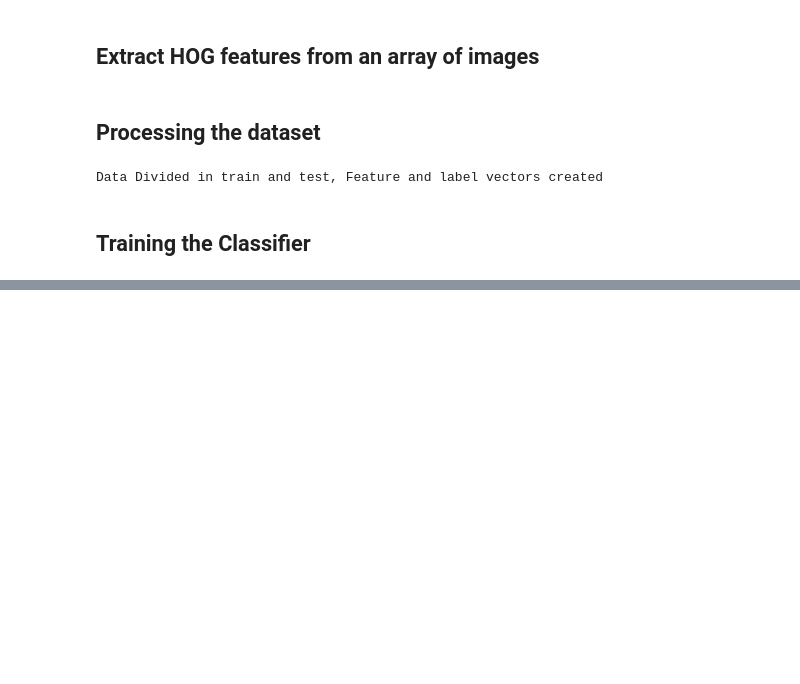
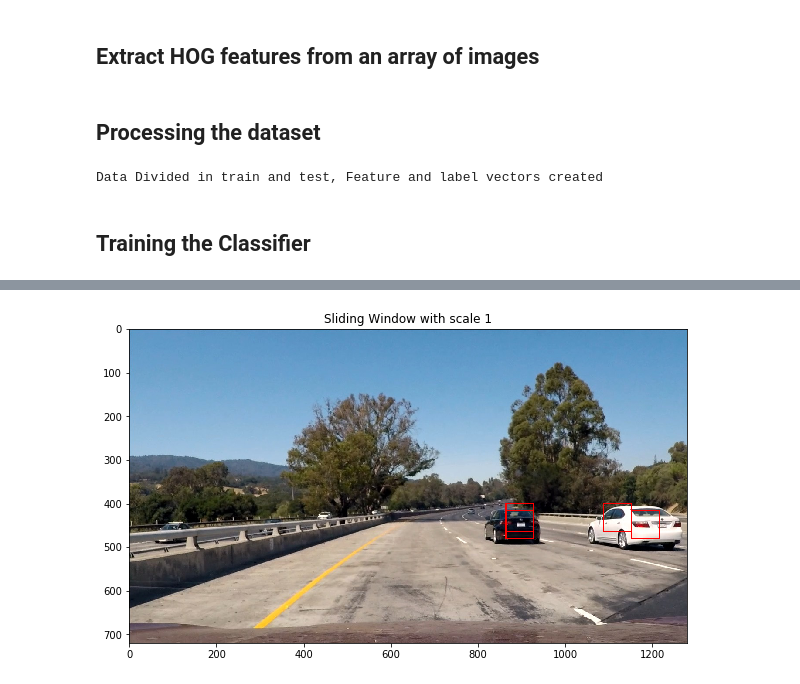
Before and after one commit to rohitsalem/Udacity-CarND-Vehicle-Detection-P5, a Jupyter notebook: P5.ipynb, the cells around one changed output, grey strips where cells are left out. Saved outputs shown, nothing was run; the diff lists cells and outputs as text; code cells hidden in the pictures; blank space fills up the shorter version.

```diff
--- a/P5.ipynb
+++ b/P5.ipynb
@@ -154,0 +287,90 @@ print('Test Accuracy: ', svc.score(X_test,y_test))
+# %%
+test_img = mpimg.imread('./test_images/test1.jpg')
+
+rectangles = []
+
+colorspace = 'YUV' # Could be RGB, HSV, LUV, HLS, YUV, YCrCb
+orient = 11
+pix_per_cell = 16
+cell_per_block = 2
+hog_channel = 'ALL' # Could be 0, 1, 2, or "ALL"
+
+# Increasing the Ystop by 32 pixels and Scale by 0.5 as we proceed to cover all the scales
+ystart = 400
+ystop = 464
+scale = 1.0
+rectangles.append(find_cars(test_img, ystart, ystop, scale, colorspace, hog_channel, svc, None,
+                       orient, pix_per_cell, cell_per_block, None, None))
+ystart = 416
+ystop = 480
+scale = 1.0
+rectangles.append(find_cars(test_img, ystart, ystop, scale, colorspace, hog_channel, svc, None,
+                       orient, pix_per_cell, cell_per_block, None, None))
+
+rects1 = [item for sublist in rectangles for item in sublist]
+plt.figure(1)
+test_img_scale1 = draw_boxes(test_img, rects1,color=(255,0,0), thick=2)
+plt.figure(figsize=(10,10))
+plt.imshow(test_img_scale1)
+plt.title('Sliding Window with scale 1')
+plt.savefig('output_images/window1.png')
+
+ystart = 400
+ystop = 496
+scale = 1.5
+rectangles.append(find_cars(test_img, ystart, ystop, scale, colorspace, hog_channel, svc, None,
+                       orient, pix_per_cell, cell_per_block, None, None))
+ystart = 432
+ystop = 528
+scale = 1.5
+rectangles.append(find_cars(test_img, ystart, ystop, scale, colorspace, hog_channel, svc, None,
+                       orient, pix_per_cell, cell_per_block, None, None))
+
+rects1_5 = [item for sublist in rectangles for item in sublist]
+plt.figure(2)
+test_img_scale1_5 = draw_boxes(test_img, rects1_5,color=(0,255,0), thick=2)
+plt.figure(figsize=(10,10))
+plt.imshow(test_img_scale1_5)
+plt.title('Sliding Window with scale 1 and 1.5')
+plt.savefig('output_images/window1_5.png')
+
+ystart = 400
+ystop = 528
+scale = 2.0
+rectangles.append(find_cars(test_img, ystart, ystop, scale, colorspace, hog_channel, svc, None,
+                       orient, pix_per_cell, cell_per_block, None, None))
+ystart = 432
+ystop = 560
+scale = 2.0
+rectangles.append(find_cars(test_img, ystart, ystop, scale, colorspace, hog_channel, svc, None,
+                       orient, pix_per_cell, cell_per_block, None, None))
+
+rects2 = [item for sublist in rectangles for item in sublist]
+plt.figure(3)
+test_img_scale2 = draw_boxes(test_img, rects2,color=(0,0,255), thick=2)
+plt.figure(figsize=(10,10))
+plt.imshow(test_img_scale2)
+plt.title('Sliding Window with scale 1, 1.5 and 2')
+plt.savefig('output_images/window2.png')
+
+ystart = 400
+ystop = 596
+scale = 3.5
+rectangles.append(find_cars(test_img, ystart, ystop, scale, colorspace, hog_channel, svc, None,
+                       orient, pix_per_cell, cell_per_block, None, None))
+ystart = 464
+ystop = 660
+scale = 3.5
+rectangles.append(find_cars(test_img, ystart, ystop, scale, colorspace, hog_channel, svc, None,
+                       orient, pix_per_cell, cell_per_block, None, None))
+
+rectangles = [item for sublist in rectangles for item in sublist]
+test_img_rects = draw_boxes(test_img, rectangles, color='random', thick=2)
+plt.figure(4)
+plt.figure(figsize=(10,10))
+plt.imshow(test_img_rects)
+plt.title('All the windows')
+plt.savefig('output_images/window3.png')
+
+plt.show()
+# %% [output]
@@ -154,0 +378 @@ print('Test Accuracy: ', svc.score(X_test,y_test))
+[figure, added]
```
Also changed, not shown: parts of 34 cells of this notebook, 15 other files.
